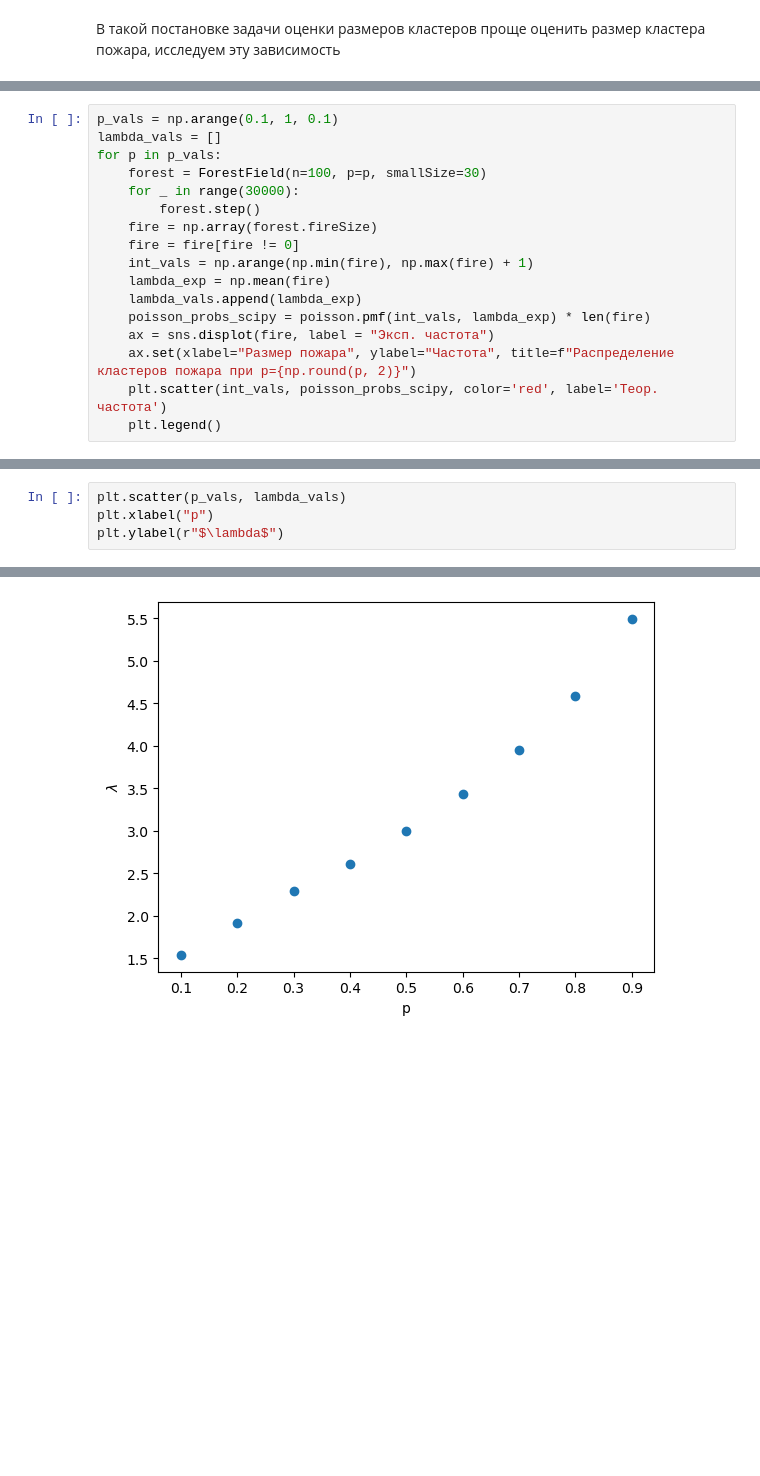
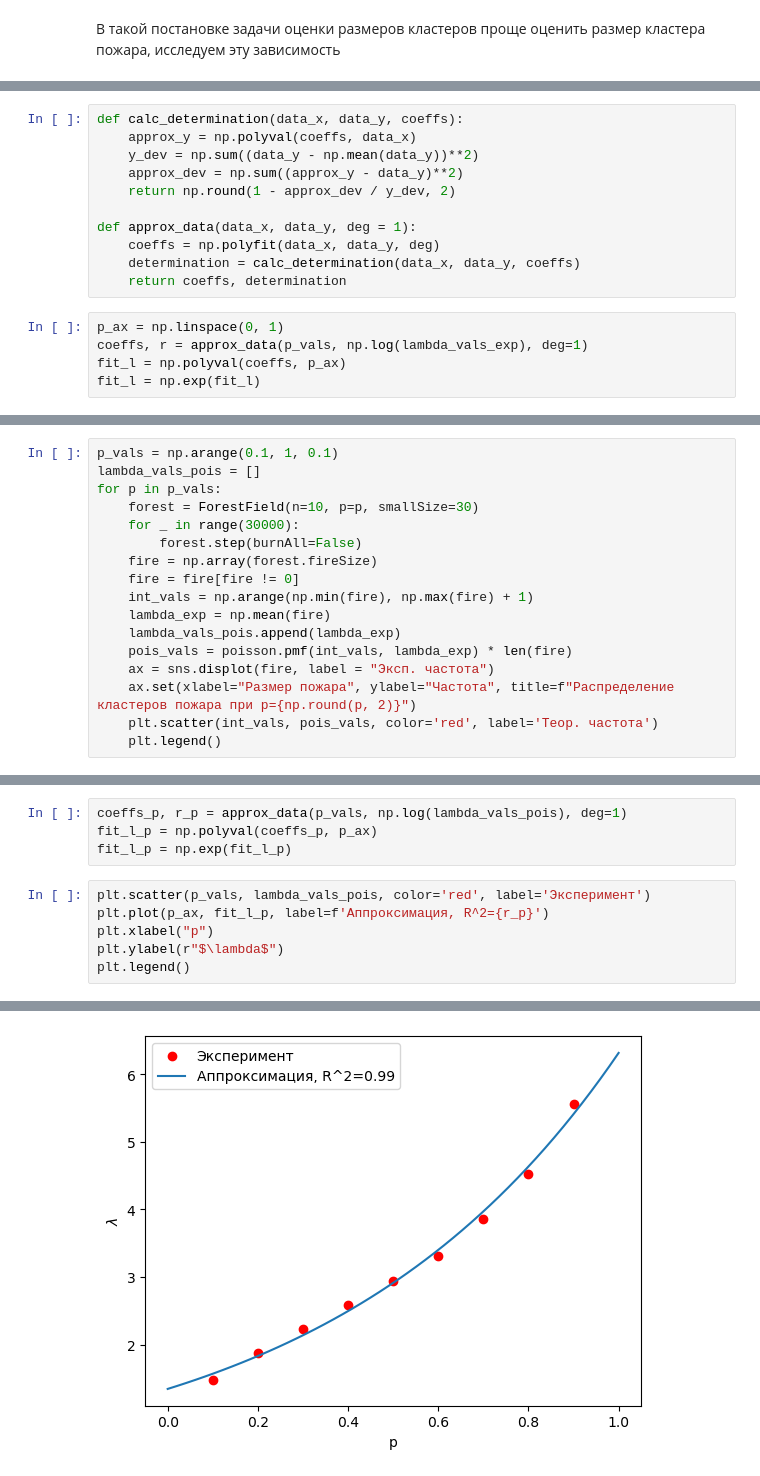
Before and after one commit to EHAT32/mathModelling, a Jupyter notebook: hw2/lab.ipynb, the cells around one changed output, grey strips where cells are left out. Cells and saved outputs as stored; diff of their text form; blank space fills up the shorter version.

```diff
--- a/hw2/lab.ipynb
+++ b/hw2/lab.ipynb
@@ -133,0 +167,16 @@ plt.legend()
+# %%
+def calc_determination(data_x, data_y, coeffs):
+    approx_y = np.polyval(coeffs, data_x)
+    y_dev = np.sum((data_y - np.mean(data_y))**2)
+    approx_dev = np.sum((approx_y - data_y)**2)
+    return np.round(1 - approx_dev / y_dev, 2)
+
+def approx_data(data_x, data_y, deg = 1):
+    coeffs = np.polyfit(data_x, data_y, deg)
+    determination = calc_determination(data_x, data_y, coeffs)
+    return coeffs, determination
+# %%
+p_ax = np.linspace(0, 1)
+coeffs, r = approx_data(p_vals, np.log(lambda_vals_exp), deg=1)
+fit_l = np.polyval(coeffs, p_ax)
+fit_l = np.exp(fit_l)
@@ -134,18 +192,18 @@ plt.legend()
 # %%
 p_vals = np.arange(0.1, 1, 0.1)
-lambda_vals = []
+lambda_vals_pois = []
 for p in p_vals:
-    forest = ForestField(n=100, p=p, smallSize=30)
+    forest = ForestField(n=10, p=p, smallSize=30)
     for _ in range(30000):
-        forest.step()
+        forest.step(burnAll=False)
     fire = np.array(forest.fireSize)
     fire = fire[fire != 0]
     int_vals = np.arange(np.min(fire), np.max(fire) + 1)
     lambda_exp = np.mean(fire)
-    lambda_vals.append(lambda_exp)
-    poisson_probs_scipy = poisson.pmf(int_vals, lambda_exp) * len(fire)
+    lambda_vals_pois.append(lambda_exp)
+    pois_vals = poisson.pmf(int_vals, lambda_exp) * len(fire)
     ax = sns.displot(fire, label = "Эксп. частота")
     ax.set(xlabel="Размер пожара", ylabel="Частота", title=f"Распределение кластеров пожара при p={np.round(p, 2)}")
-    plt.scatter(int_vals, poisson_probs_scipy, color='red', label='Теор. частота')
+    plt.scatter(int_vals, pois_vals, color='red', label='Теор. частота')
     plt.legend()
 # %% [output]
@@ -165,5 +219,11 @@ for p in p_vals:
+# %%
+coeffs_p, r_p = approx_data(p_vals, np.log(lambda_vals_pois), deg=1)
+fit_l_p = np.polyval(coeffs_p, p_ax)
+fit_l_p = np.exp(fit_l_p)
 # %%
-plt.scatter(p_vals, lambda_vals)
+plt.scatter(p_vals, lambda_vals_pois, color='red', label='Эксперимент')
+plt.plot(p_ax, fit_l_p, label=f'Аппроксимация, R^2={r_p}')
 plt.xlabel("p")
 plt.ylabel(r"$\lambda$")
+plt.legend()
 # %% [output]
@@ -171 +231 @@ Text(0, 0.5, '$\\lambda$')
-[figure, old version]
+[figure, new version]
```
Also changed, not shown: parts of 10 cells of this notebook, 1 other file.
